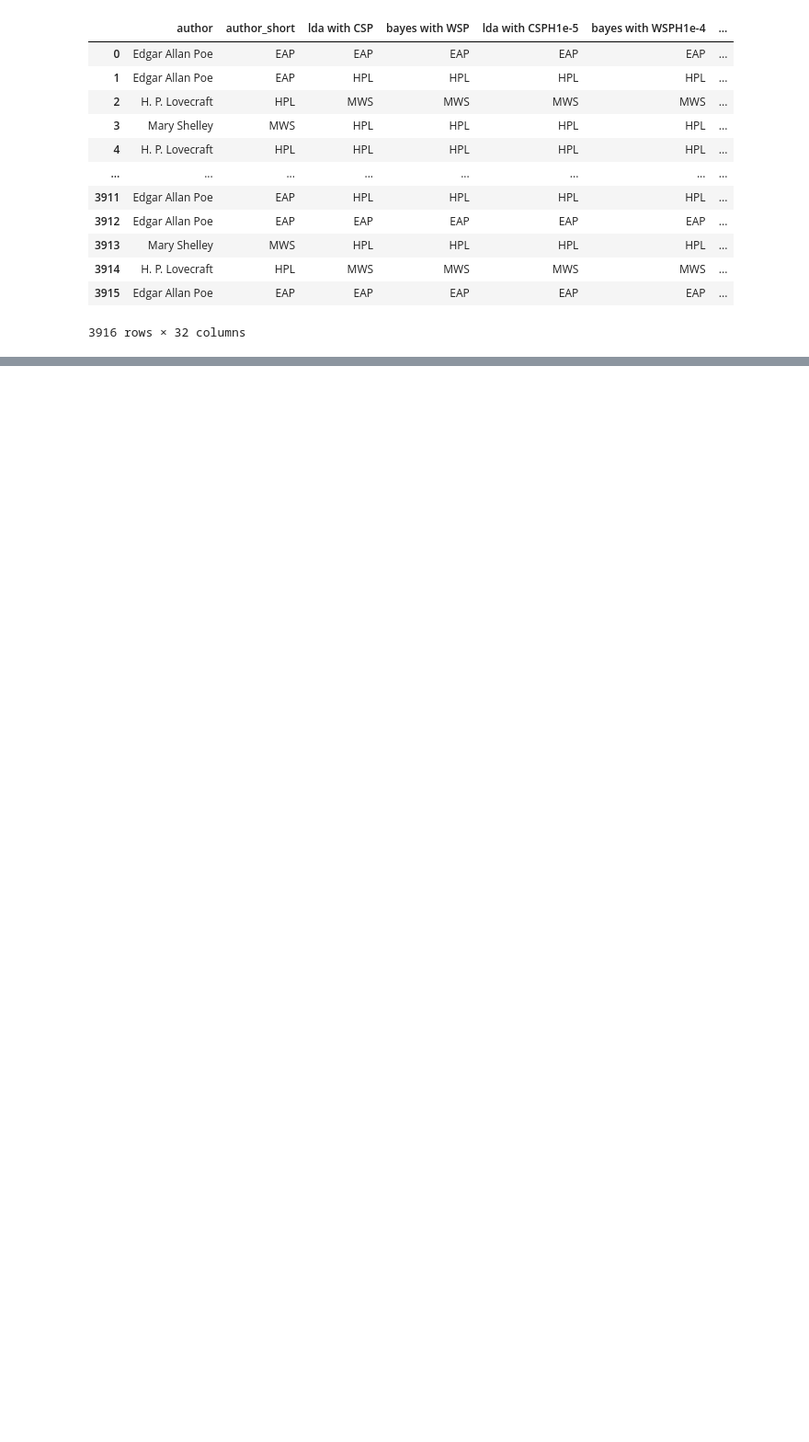
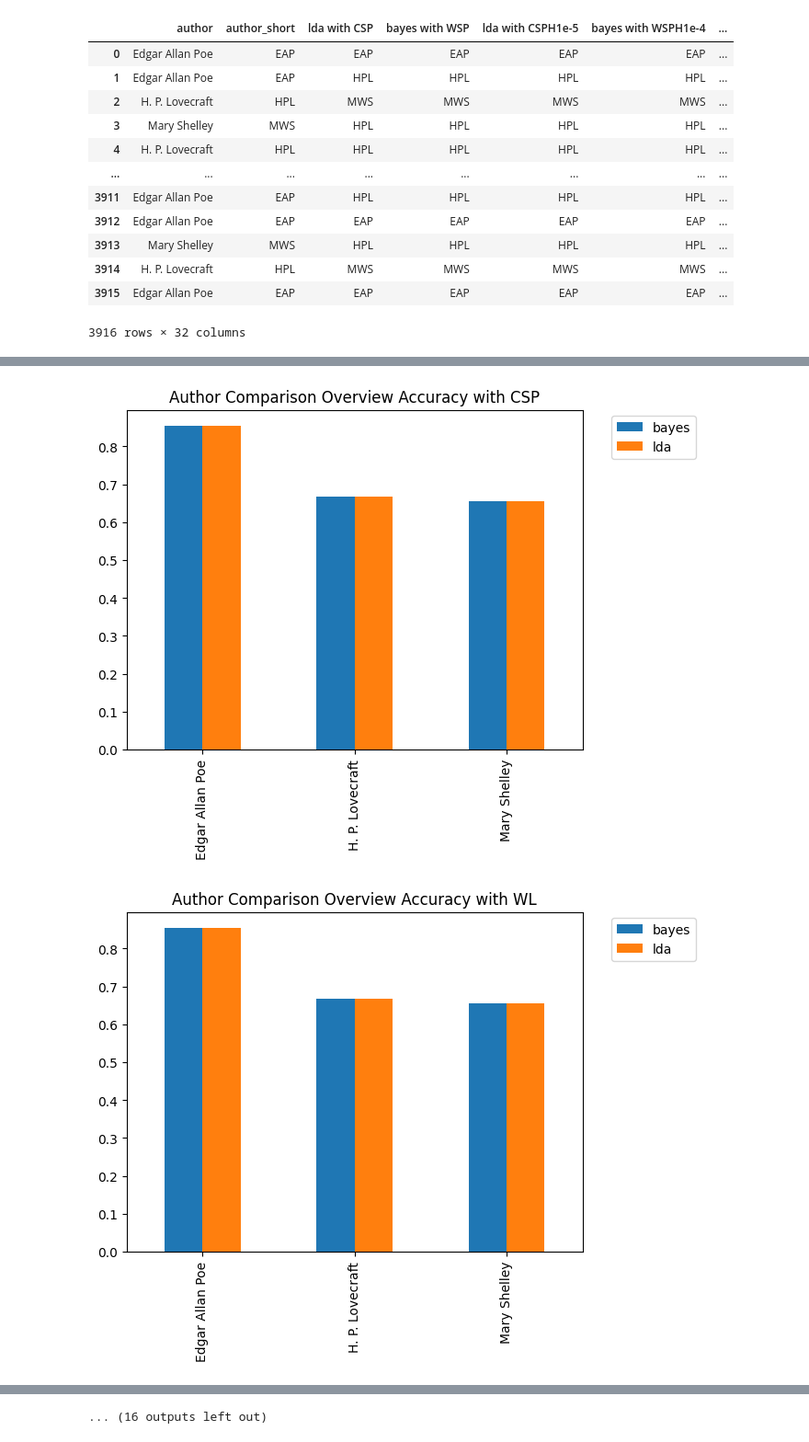
Before and after one commit to kobutri/pg_knowledge_discovery_ml, a Jupyter notebook: viz.ipynb, the cells around one changed output, grey strips where cells are left out. Shown at 92% size. Saved outputs shown, nothing was run; the diff lists cells and outputs as text; code cells hidden in the pictures; blank space fills up the shorter version.

```diff
--- a/viz.ipynb
+++ b/viz.ipynb
@@ -90,0 +91,24 @@ for (name, func) in metrics:
+# %%
+for (name, func) in metrics:
+    method_df = df.loc[:, df.columns.str.contains(f"^[^56]*$")]
+    for preprocessing in range(2,int((len(method_df.columns)) / 2 + 1)):
+        authors = defaultdict(lambda: [])
+        preprocess_name = ""
+        for author in ["EAP", "HPL", "MWS"]:
+            author_df = pd.DataFrame(
+                            {"author": method_df["author"]})
+            author_df = pd.concat([author_df, method_df.iloc[:, 1:].apply(
+                lambda x: [1 if author == i else 0 for i in x])], axis=1)
+            for method in ["bayes", "lda"]:
+                process_df = author_df.loc[:, author_df.columns.str.contains(f"(.*{method}.*)|(.*author.*)", regex=True)]
+                preprocess_name = re.sub(".*\s(\S+)$", r"\1", process_df.columns[preprocessing])
+                authors[author].append(func(process_df["author_short"],process_df.iloc[:, preprocessing]))
+        authors = pd.DataFrame(authors)
+        authors = authors.rename(columns=lambda x: authors_short_dict[x])
+        authors["method"] = ["bayes", "lda"]
+        authors = authors.pivot_table(columns ="method")
+        authors.plot.bar(title=f"Author Comparison Overview {name} with {preprocess_name}")
+        plt.legend(bbox_to_anchor=(1.05, 1.0), loc='upper left')
+# %% [output]
+[figure, added]
+[figure, added]
@@ -90,0 +125 @@ for (name, func) in metrics:
+... (16 outputs left out)
```
Also changed, not shown: parts of 10 cells of this notebook, 1 other file.
